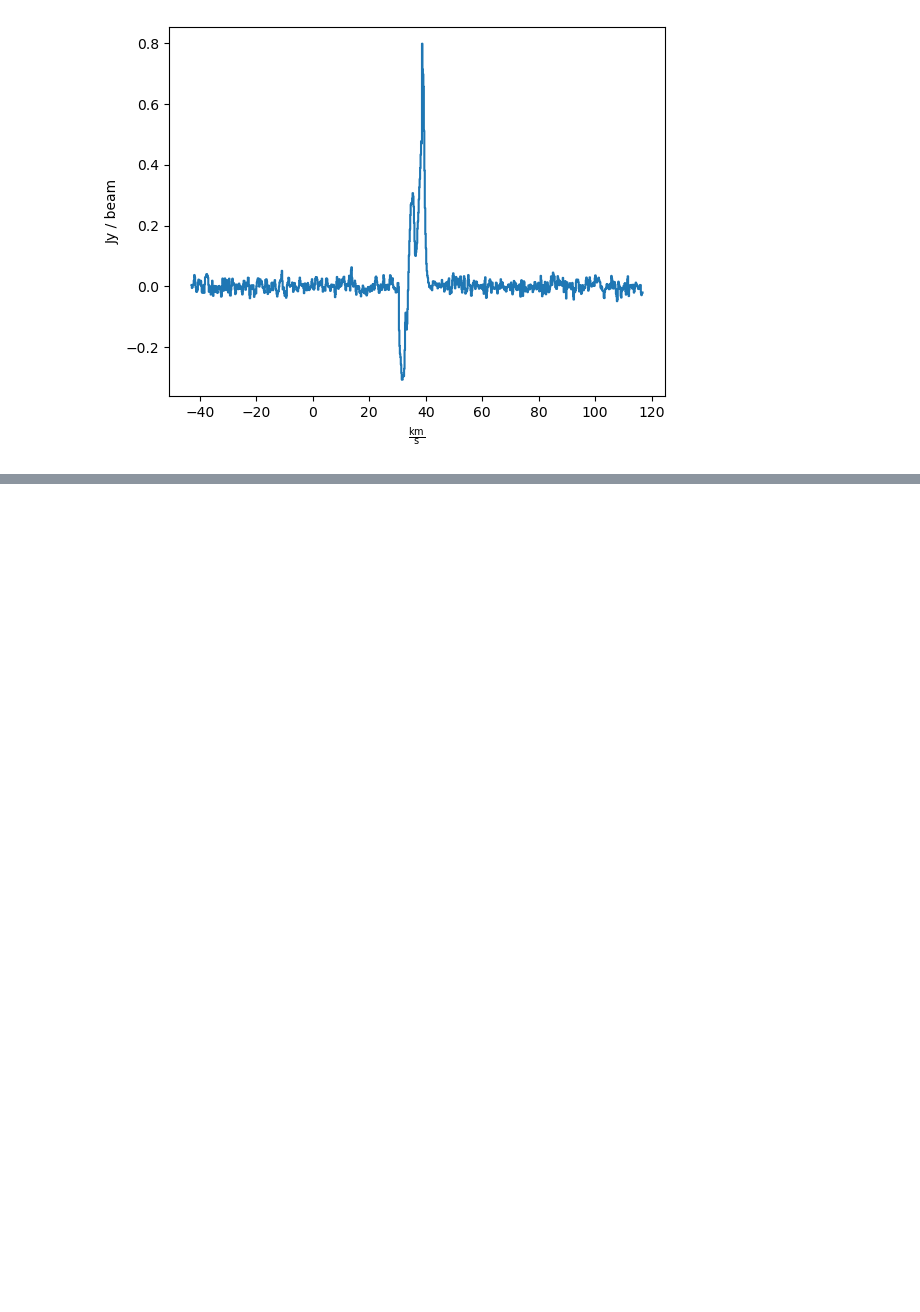
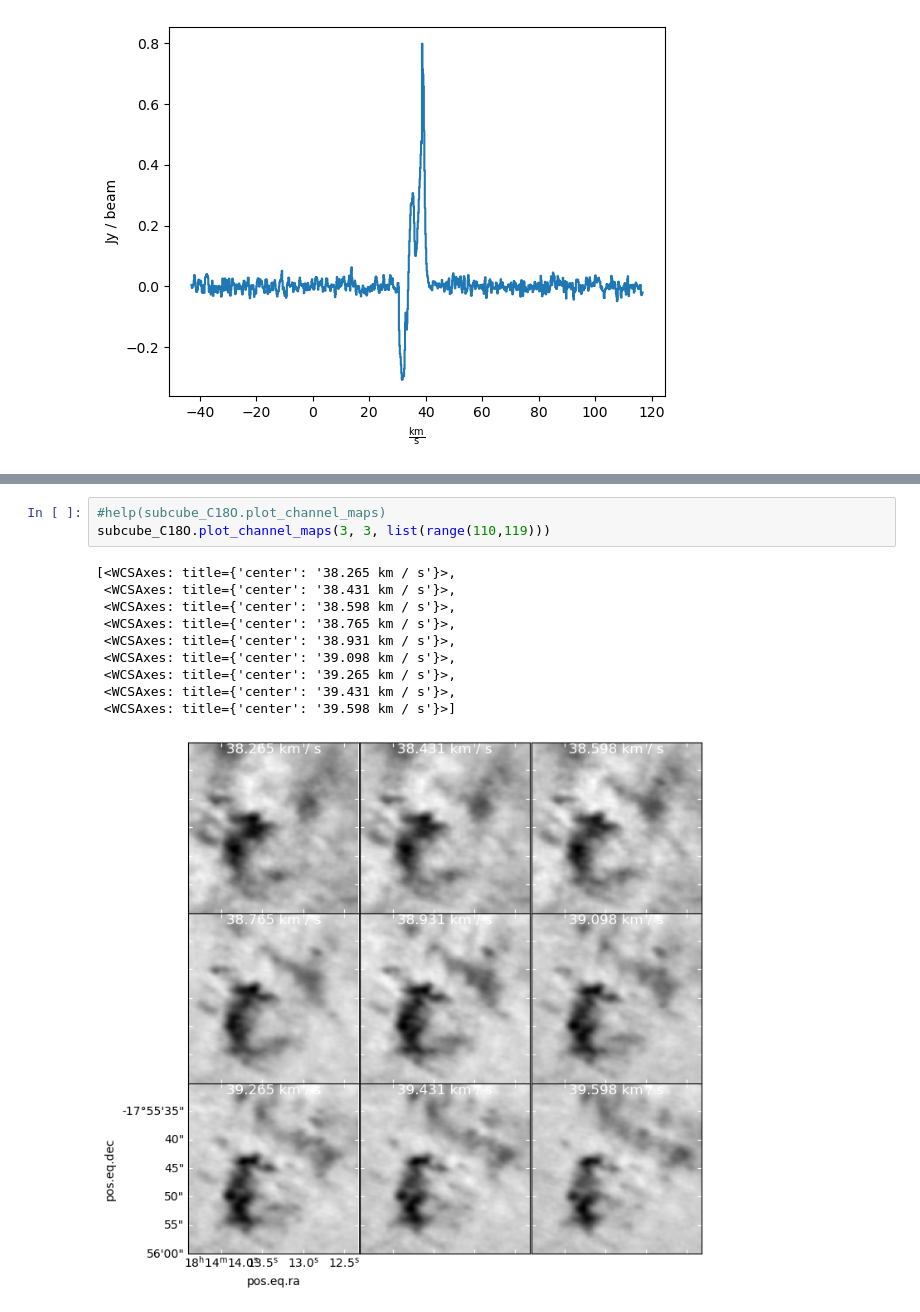
Before and after one commit to rgalvanmadrid/tutorial-Cordoba, a Jupyter notebook: LineExample-ALMA-IMF.ipynb, the cells around one changed output, grey strips where cells are left out. Drawn from its saved outputs; the diff is of its cells as text; blank space fills up the shorter version.

```diff
--- a/LineExample-ALMA-IMF.ipynb
+++ b/LineExample-ALMA-IMF.ipynb
@@ -79,0 +102,14 @@ cube_C18O[:,365,365].quicklook()
+# %%
+#help(subcube_C18O.plot_channel_maps)
+subcube_C18O.plot_channel_maps(3, 3, list(range(110,119)))
+# %% [output]
+[<WCSAxes: title={'center': '38.265 km / s'}>,
+ <WCSAxes: title={'center': '38.431 km / s'}>,
+ <WCSAxes: title={'center': '38.598 km / s'}>,
+ <WCSAxes: title={'center': '38.765 km / s'}>,
+ <WCSAxes: title={'center': '38.931 km / s'}>,
+ <WCSAxes: title={'center': '39.098 km / s'}>,
+ <WCSAxes: title={'center': '39.265 km / s'}>,
+ <WCSAxes: title={'center': '39.431 km / s'}>,
+ <WCSAxes: title={'center': '39.598 km / s'}>]
+[figure, added]
```
Also changed, not shown: parts of 7 cells of this notebook, 1 other file.
